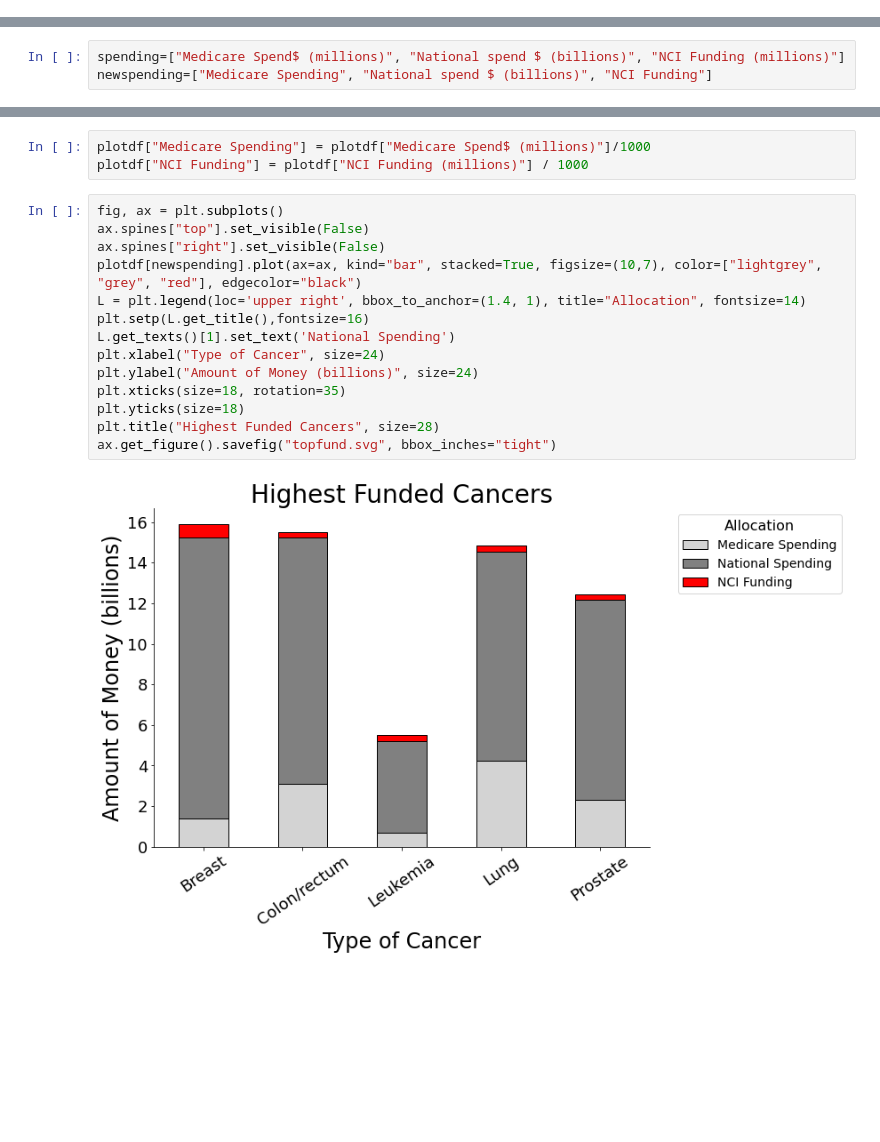
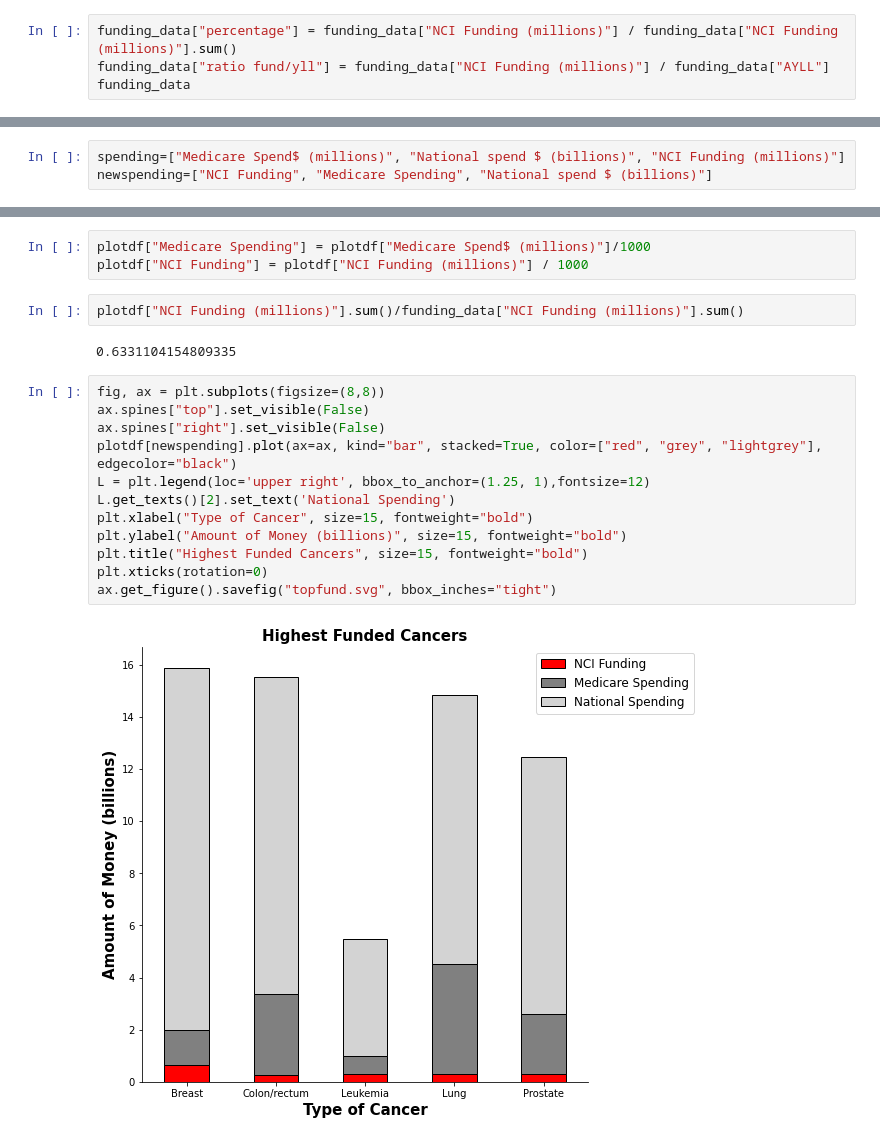
Before and after one commit to hgage/CS-320-Final-Project, a Jupyter notebook: cancer_rates_ntbk.ipynb, the cells around one changed output, grey strips where cells are left out. Cells and saved outputs as stored; diff of their text form; blank space fills up the shorter version.

```diff
--- a/cancer_rates_ntbk.ipynb
+++ b/cancer_rates_ntbk.ipynb
@@ -346,0 +308,4 @@ funding_data
+# %%
+funding_data["percentage"] = funding_data["NCI Funding (millions)"] / funding_data["NCI Funding (millions)"].sum()
+funding_data["ratio fund/yll"] = funding_data["NCI Funding (millions)"] / funding_data["AYLL"]
+funding_data
@@ -361,4 +351,4 @@ ax.get_figure().savefig("allfund.svg", bbox_inches="tight")
 top5=["Breast", "Colon/rectum", "Leukemia", "Lung", "Prostate"]
 # %%
 spending=["Medicare Spend$ (millions)", "National spend $ (billions)", "NCI Funding (millions)"]
-newspending=["Medicare Spending", "National spend $ (billions)", "NCI Funding"]
+newspending=["NCI Funding", "Medicare Spending", "National spend $ (billions)"]
@@ -374,19 +395,21 @@ plotdf = plotdf.astype(float)
 # %%
 plotdf["Medicare Spending"] = plotdf["Medicare Spend$ (millions)"]/1000
 plotdf["NCI Funding"] = plotdf["NCI Funding (millions)"] / 1000
+# %%
+plotdf["NCI Funding (millions)"].sum()/funding_data["NCI Funding (millions)"].sum()
+# %% [output]
+0.6331104154809335
 # %%
-fig, ax = plt.subplots()
+fig, ax = plt.subplots(figsize=(8,8))
 ax.spines["top"].set_visible(False)
 ax.spines["right"].set_visible(False)
-plotdf[newspending].plot(ax=ax, kind="bar", stacked=True, figsize=(10,7), color=["lightgrey", "grey", "red"], edgecolor="black")
-L = plt.legend(loc='upper right', bbox_to_anchor=(1.4, 1), title="Allocation", fontsize=14)
-plt.setp(L.get_title(),fontsize=16)
-L.get_texts()[1].set_text('National Spending')
-plt.xlabel("Type of Cancer", size=24)
-plt.ylabel("Amount of Money (billions)", size=24)
-plt.xticks(size=18, rotation=35)
-plt.yticks(size=18)
-plt.title("Highest Funded Cancers", size=28)
+plotdf[newspending].plot(ax=ax, kind="bar", stacked=True, color=["red", "grey", "lightgrey"], edgecolor="black")
+L = plt.legend(loc='upper right', bbox_to_anchor=(1.25, 1),fontsize=12)
+L.get_texts()[2].set_text('National Spending')
+plt.xlabel("Type of Cancer", size=15, fontweight="bold")
+plt.ylabel("Amount of Money (billions)", size=15, fontweight="bold")
+plt.title("Highest Funded Cancers", size=15, fontweight="bold")
+plt.xticks(rotation=0)
 ax.get_figure().savefig("topfund.svg", bbox_inches="tight")
 # %% [output]
-[figure, old version]
+[figure, new version]
```
Also changed, not shown: parts of 12 cells of this notebook.
